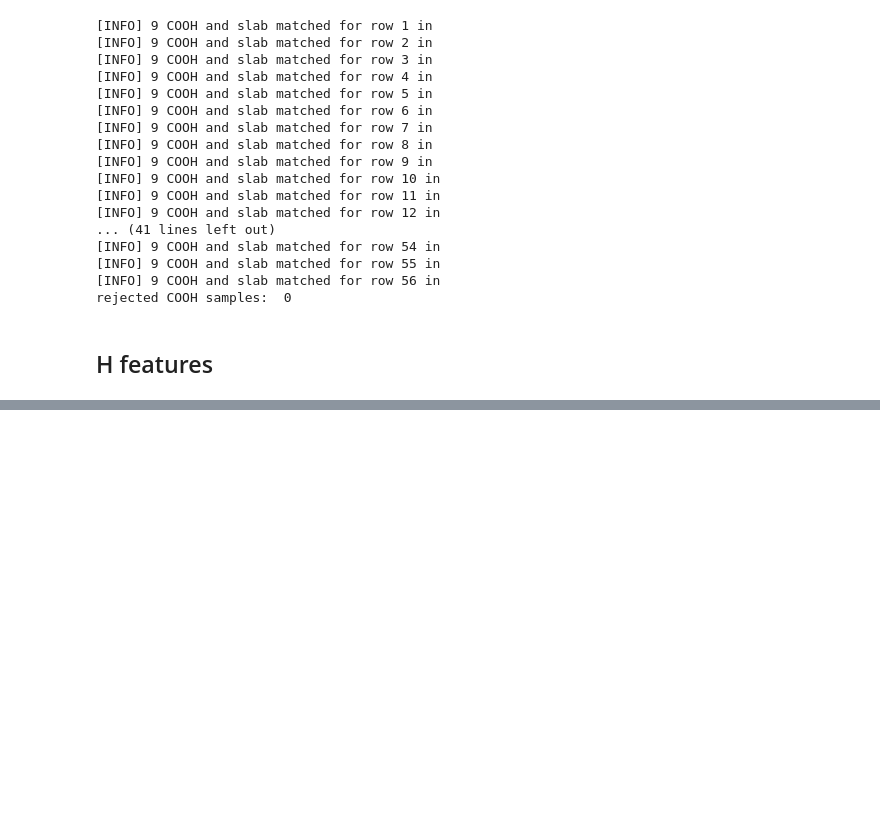
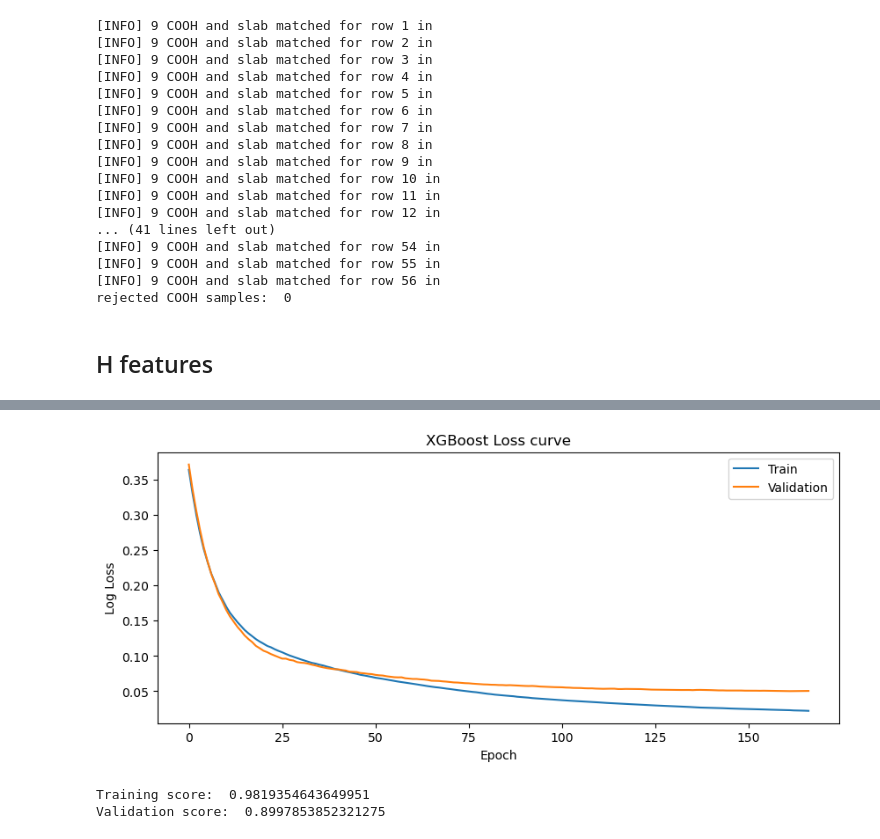
Before and after one commit to MarcusNoergaardWeng/CatalysisThesis, a Jupyter notebook: Notebooks/Training_E_models2.ipynb, the cells around one changed output, grey strips where cells are left out. Saved outputs shown, nothing was run; the diff lists cells and outputs as text; code cells hidden in the pictures; blank space fills up the shorter version.

Commit message:
Models up and running!

```diff
--- a/Notebooks/Training_E_models2.ipynb
+++ b/Notebooks/Training_E_models2.ipynb
@@ -383,0 +661,33 @@ AssertionError: The given adsorption site has 1 adsorbing atoms, but 3 was expec
+# %%
+feature_folder = "../csv_features/"
+
+# Let's import O and H first. Add an initial row that says "I'm an O" or "I'm an H". The hollow model will take care of seperating them. But the data might share patterns that the model can use, even though the adsorbate is different.
+
+H_df = prepare_csv(feature_folder, "H_features.csv", 0) #H kalder vi 0
+
+full_df = pd.concat([H_df], axis = 0)
+all_cols = full_df.columns
+#Seperate the energies and remove the useless columns
+
+X = full_df.loc[:, :all_cols[-5]]
+y = full_df[["G_ads(eV)"]]
+# %%
+# Prepare data for XGBoost
+
+#shuffle and split
+X_train, X_val_test, y_train, y_val_test = train_test_split(X, y, test_size = 0.2)
+X_val, X_test, y_val, y_test = train_test_split(X_val_test, y_val_test, test_size = 0.5)
+
+# Prepare XGBoost
+eval_set = [(X_train, y_train), (X_val, y_val)]
+XGBModel_H =  XGBRegressor(learning_rate = 0.1 #learning rate
+                                , max_depth = 5     #maximum tree depth
+                                , n_estimators = 500 #number of boosting rounds
+                                , n_jobs = 8 #number of threads
+                                , use_label_encoder = False)
+
+XGBModel_H.fit(X_train, y_train
+                       , eval_set = eval_set
+                       , early_stopping_rounds = 5
+                       , eval_metric = ["mae"]
+                       , verbose = False) #evals
@@ -383,0 +707,12 @@ AssertionError: The given adsorption site has 1 adsorbing atoms, but 3 was expec
+# %%
+learning_curve(XGBModel_H)
+
+score = XGBModel_H.score(X_train, y_train) #Det må man ikke før den er blevet trænet
+print("Training score: ", score)
+
+score = XGBModel_H.score(X_val, y_val) #Det må man ikke før den er blevet trænet
+print("Validation score: ", score)
+# %% [output]
+[figure, added]
+Training score:  0.9819354643649951
+Validation score:  0.8997853852321275
```
Also changed, not shown: parts of 21 cells of this notebook, 10 other files.
